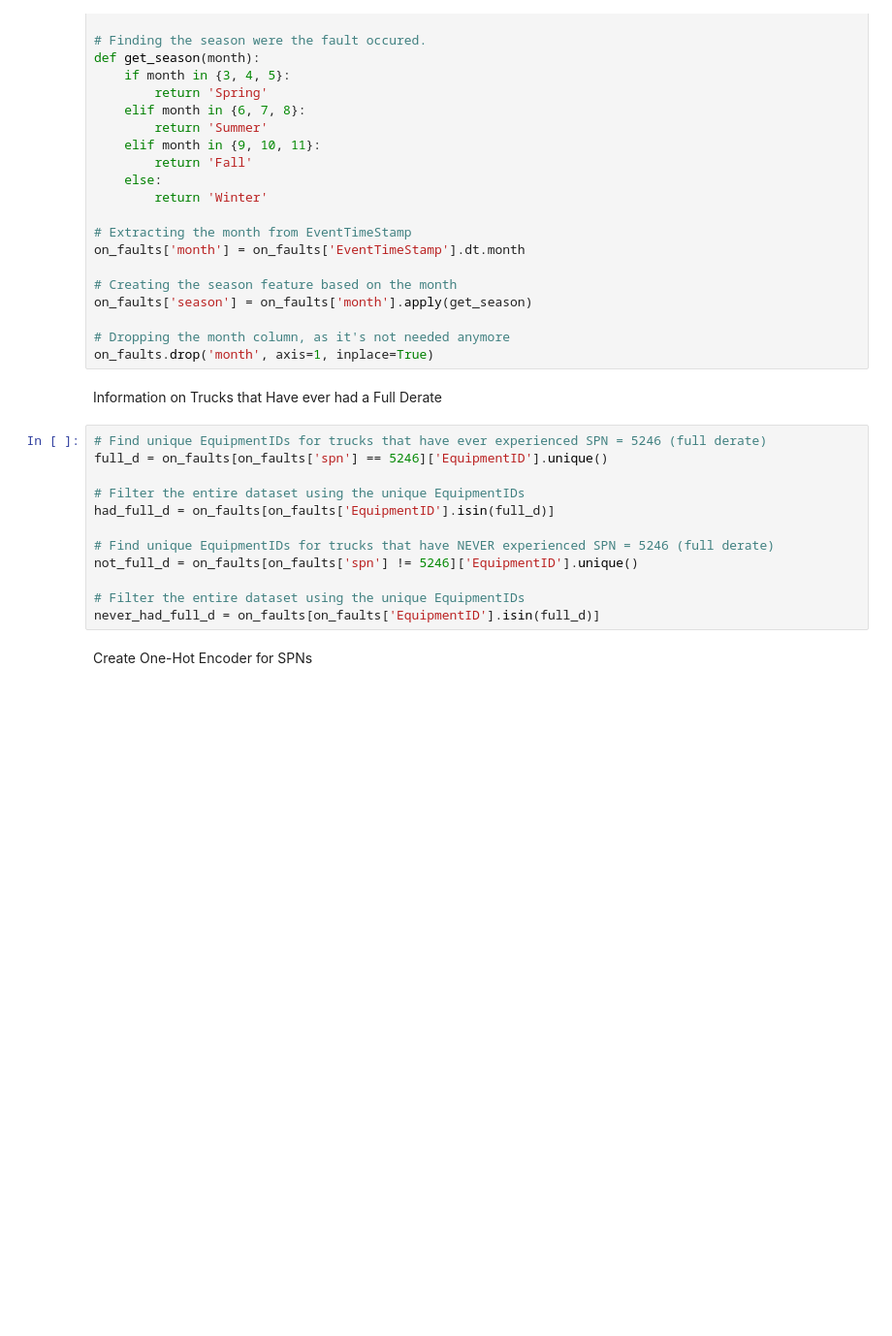
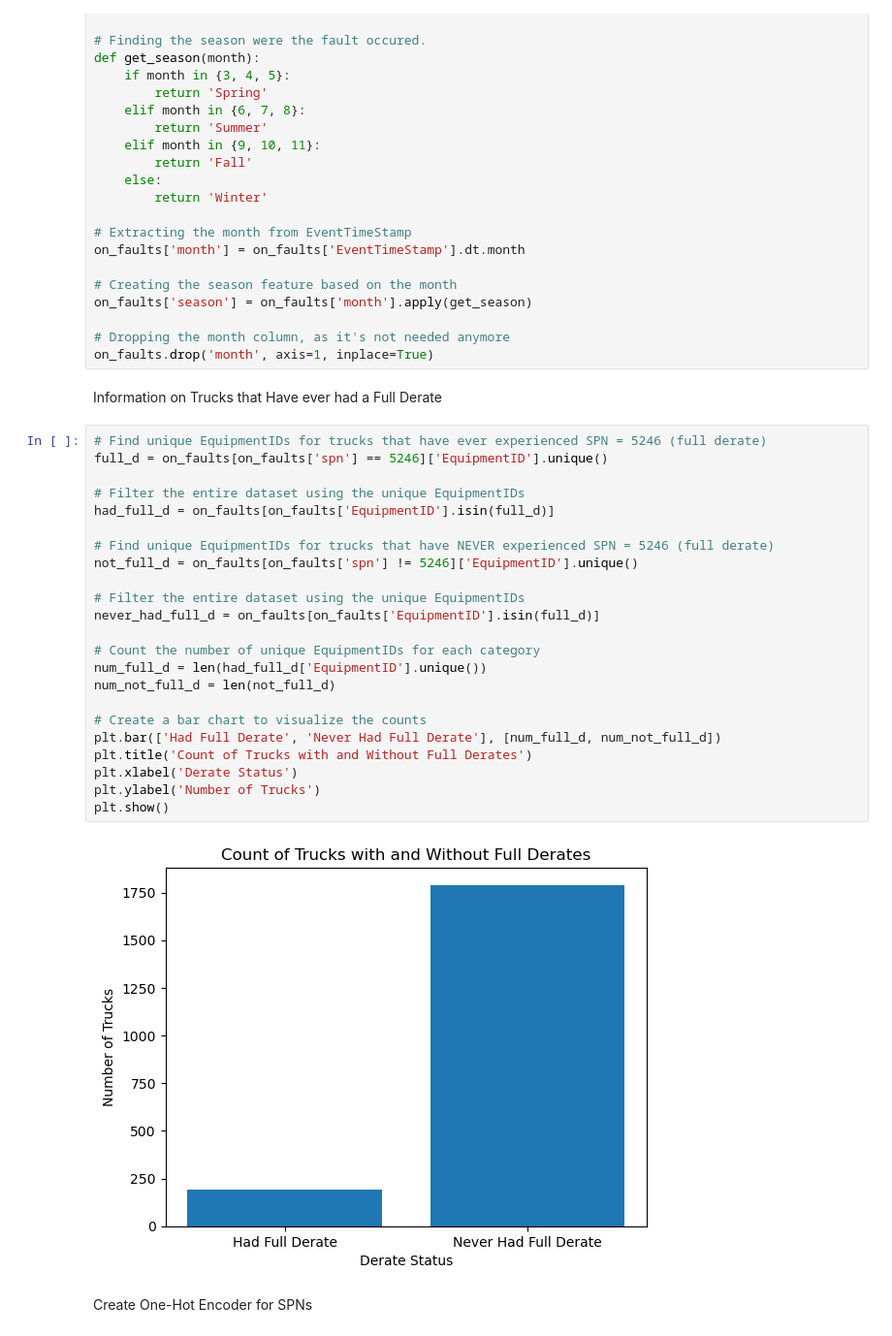
Before and after one commit to nss-data-science-cohort-6/big_g_express-player_one_big_g_express, a Jupyter notebook: notebooks/claytor_big_g_model_prep.ipynb, the cells around one changed output. Shown: that part at 97% size. Cells and saved outputs as stored; diff of their text form; blank space fills up the shorter version.

```diff
--- a/notebooks/claytor_big_g_model_prep.ipynb
+++ b/notebooks/claytor_big_g_model_prep.ipynb
@@ -66,15 +70,28 @@ Information on Trucks that Have ever had a Full Derate
 # %%
 # Find unique EquipmentIDs for trucks that have ever experienced SPN = 5246 (full derate)
 full_d = on_faults[on_faults['spn'] == 5246]['EquipmentID'].unique()
 
 # Filter the entire dataset using the unique EquipmentIDs
 had_full_d = on_faults[on_faults['EquipmentID'].isin(full_d)]
 
 # Find unique EquipmentIDs for trucks that have NEVER experienced SPN = 5246 (full derate)
 not_full_d = on_faults[on_faults['spn'] != 5246]['EquipmentID'].unique()
 
 # Filter the entire dataset using the unique EquipmentIDs
 never_had_full_d = on_faults[on_faults['EquipmentID'].isin(full_d)]
+
+# Count the number of unique EquipmentIDs for each category
+num_full_d = len(had_full_d['EquipmentID'].unique())
+num_not_full_d = len(not_full_d)
+
+# Create a bar chart to visualize the counts
+plt.bar(['Had Full Derate', 'Never Had Full Derate'], [num_full_d, num_not_full_d])
+plt.title('Count of Trucks with and Without Full Derates')
+plt.xlabel('Derate Status')
+plt.ylabel('Number of Trucks')
+plt.show()
+# %% [output]
+[figure, added]
 # %% [markdown]
 Create One-Hot Encoder for SPNs
 # %%
```
Also changed, not shown: parts of 4 cells of this notebook.
